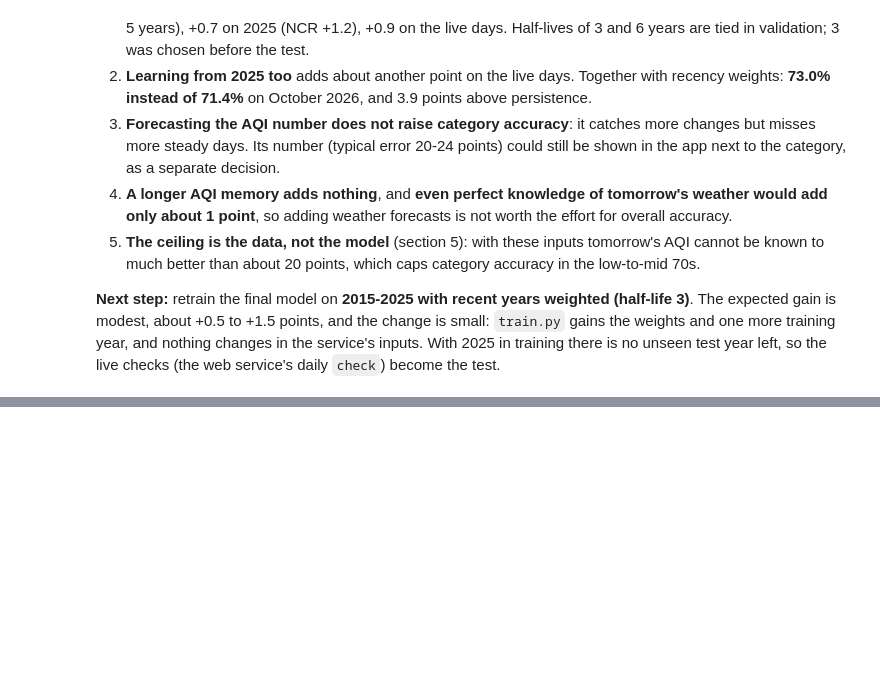
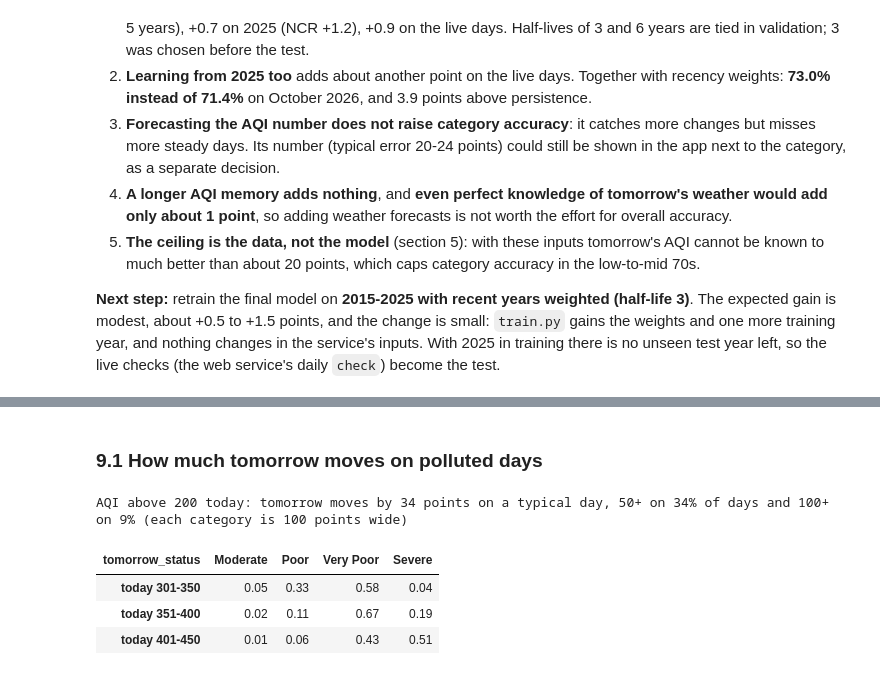
Before and after one commit to shohbitgupta/aqi_forcasting, a Jupyter notebook: experiments/accuracy_experiments.ipynb, the cells around one changed output, grey strips where cells are left out. Cells and saved outputs as stored; diff of their text form; code cells hidden in the pictures; blank space fills up the shorter version.

```diff
--- a/experiments/accuracy_experiments.ipynb
+++ b/experiments/accuracy_experiments.ipynb
@@ -320,0 +332,16 @@ perfect_weather     0.724       0.011           0.343           0.902
+# %% [markdown]
+### 9.1 How much tomorrow moves on polluted days
+# %%
+HIGH = ['Poor', 'Very Poor', 'Severe']
+polluted = df[df['aqi_today'] > 200]
+move = (polluted['tomorrow_aqi'] - polluted['aqi_today']).abs()
+print(f'AQI above 200 today: tomorrow moves by {move.median():.0f} points on a typical day, 50+ on {(move >= 50).mean():.0%} '
+      f'of days and 100+ on {(move >= 100).mean():.0%} (each category is 100 points wide)')
+pd.DataFrame({f'today {lo}-{hi}': df[df['aqi_today'].between(lo, hi)][T.TARGET].astype(str).value_counts(normalize=True)
+              for lo, hi in [(301, 350), (351, 400), (401, 450)]}).reindex(['Moderate'] + HIGH).T.round(2)
+# %% [output]
+AQI above 200 today: tomorrow moves by 34 points on a typical day, 50+ on 34% of days and 100+ on 9% (each category is 100 points wide)
+| tomorrow_status | Moderate | Poor | Very Poor | Severe |
+| today 301-350 | 0.05 | 0.33 | 0.58 | 0.04 |
+| today 351-400 | 0.02 | 0.11 | 0.67 | 0.19 |
+| today 401-450 | 0.01 | 0.06 | 0.43 | 0.51 |
```
Also changed, not shown: parts of 10 cells of this notebook, 3 other files.
